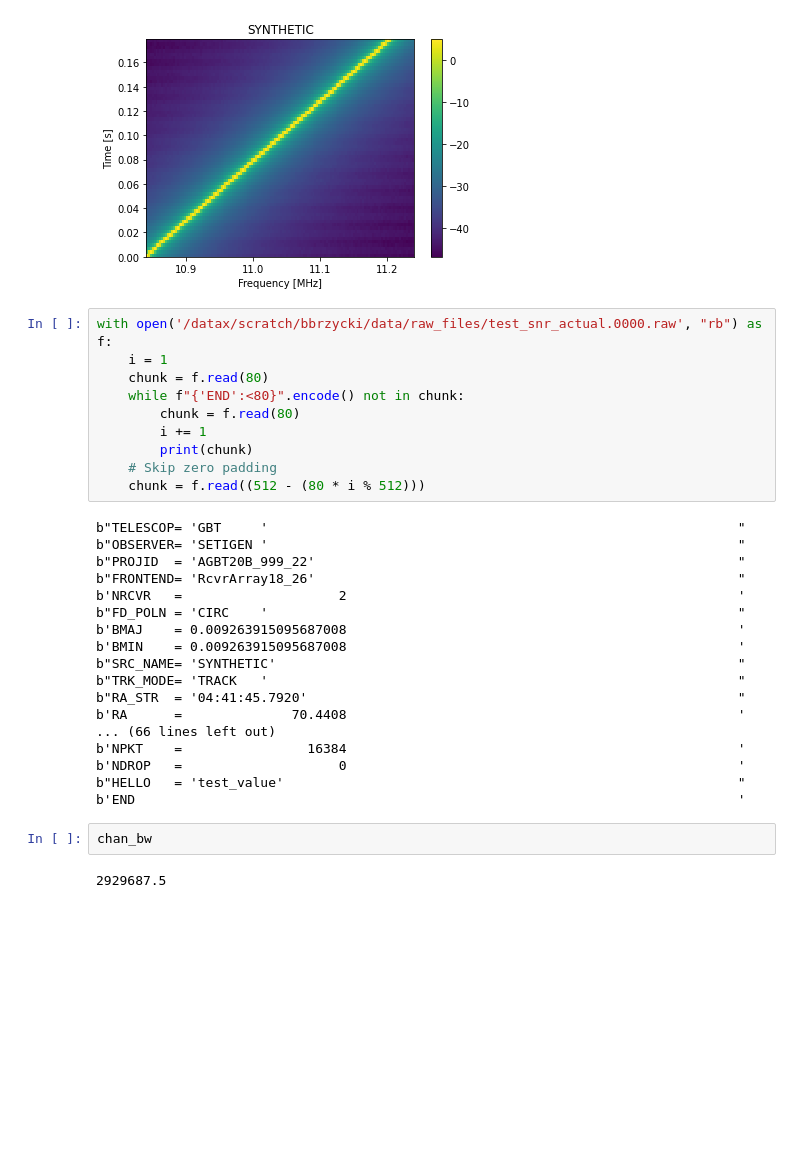
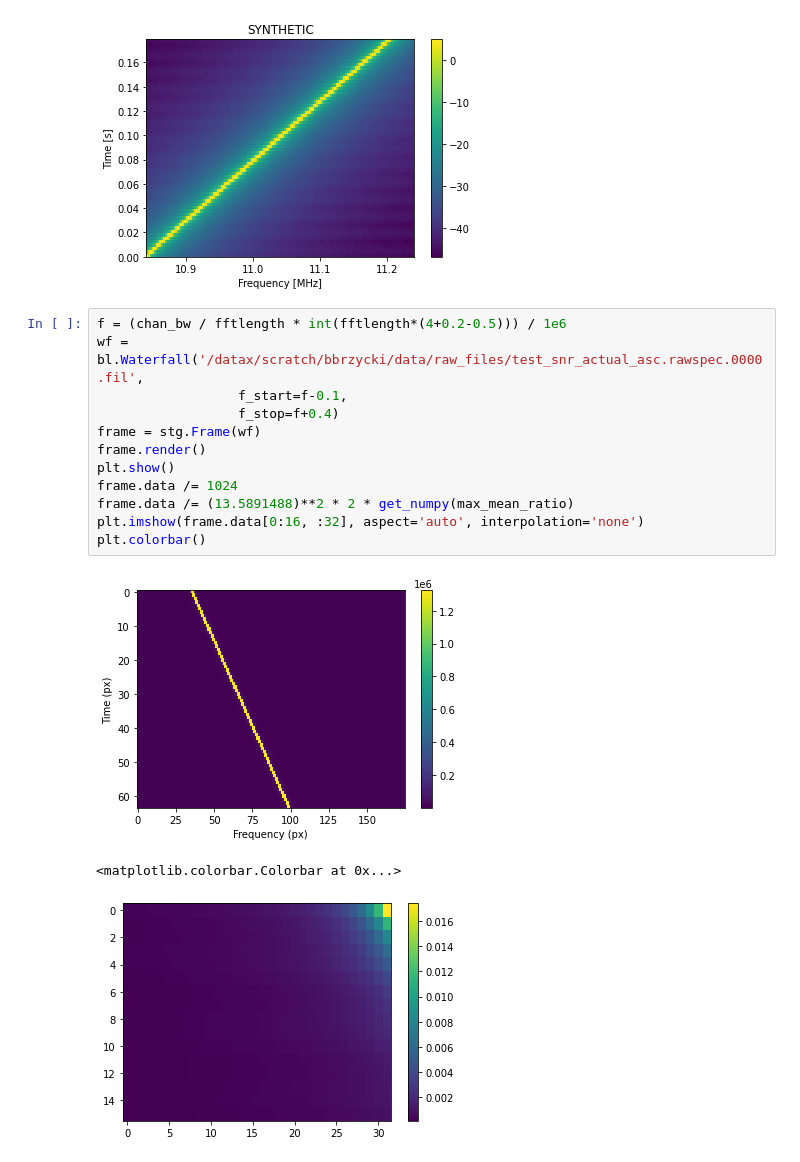
Before and after one commit to bbrzycki/setigen, a Jupyter notebook: jupyter-notebooks/voltage/03_fine_channelization.ipynb, the cells around one changed output. Saved outputs shown, nothing was run; the diff lists cells and outputs as text; blank space fills up the shorter version.

Commit message:
Fix chirp calculation and ascending frequency case in Frame

```diff
--- a/jupyter-notebooks/voltage/03_fine_channelization.ipynb
+++ b/jupyter-notebooks/voltage/03_fine_channelization.ipynb
@@ -1944,35 +1944,19 @@ plt.colorbar()
 frame.bl_render()
 # %% [output]
 [figure]
-# %%
-with open('/datax/scratch/bbrzycki/data/raw_files/test_snr_actual.0000.raw', "rb") as f:
-    i = 1
-    chunk = f.read(80)
-    while f"{'END':<80}".encode() not in chunk:
-        chunk = f.read(80)
-        i += 1
-        print(chunk)
-    # Skip zero padding
-    chunk = f.read((512 - (80 * i % 512)))
-# %% [output]
-b"TELESCOP= 'GBT     '                                                            "
-b"OBSERVER= 'SETIGEN '                                                            "
-b"PROJID  = 'AGBT20B_999_22'                                                      "
-b"FRONTEND= 'RcvrArray18_26'                                                      "
-b'NRCVR   =                    2                                                  '
-b"FD_POLN = 'CIRC    '                                                            "
-b'BMAJ    = 0.009263915095687008                                                  '
-b'BMIN    = 0.009263915095687008                                                  '
-b"SRC_NAME= 'SYNTHETIC'                                                           "
-b"TRK_MODE= 'TRACK   '                                                            "
-b"RA_STR  = '04:41:45.7920'                                                       "
-b'RA      =              70.4408                                                  '
-... (66 lines left out)
-b'NPKT    =                16384                                                  '
-b'NDROP   =                    0                                                  '
-b"HELLO   = 'test_value'                                                          "
-b'END                                                                             '
-# %%
-chan_bw
-# %% [output]
-2929687.5
+# %%
+f = (chan_bw / fftlength * int(fftlength*(4+0.2-0.5))) / 1e6
+wf = bl.Waterfall('/datax/scratch/bbrzycki/data/raw_files/test_snr_actual_asc.rawspec.0000.fil',
+                  f_start=f-0.1,
+                  f_stop=f+0.4)
+frame = stg.Frame(wf)
+frame.render()
+plt.show()
+frame.data /= 1024
+frame.data /= (13.5891488)**2 * 2 * get_numpy(max_mean_ratio)
+plt.imshow(frame.data[0:16, :32], aspect='auto', interpolation='none')
+plt.colorbar()
+# %% [output]
+[figure, added]
+<matplotlib.colorbar.Colorbar at 0x...>
+[figure, added]
```
Also changed, not shown: parts of 26 cells of this notebook, 3 other files.
